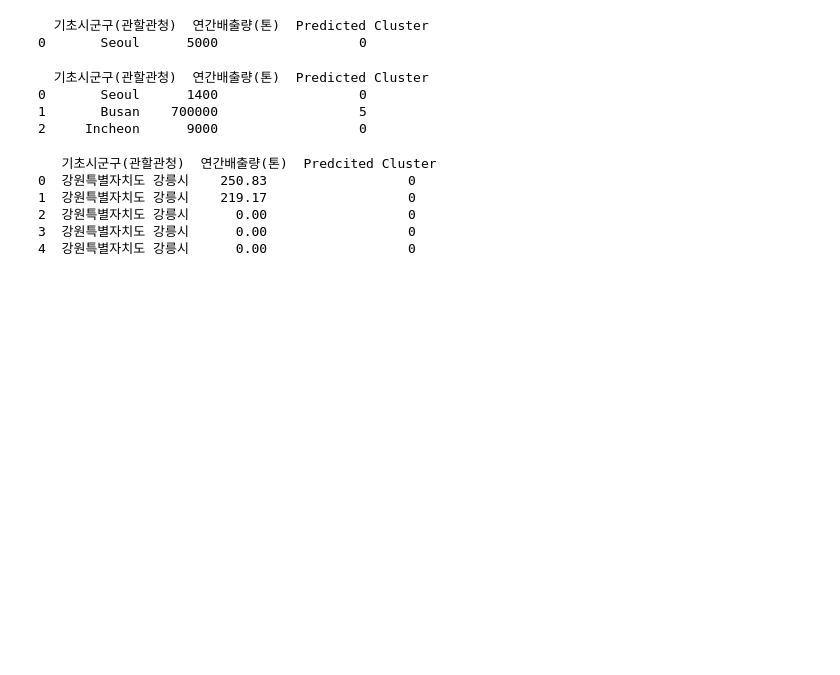
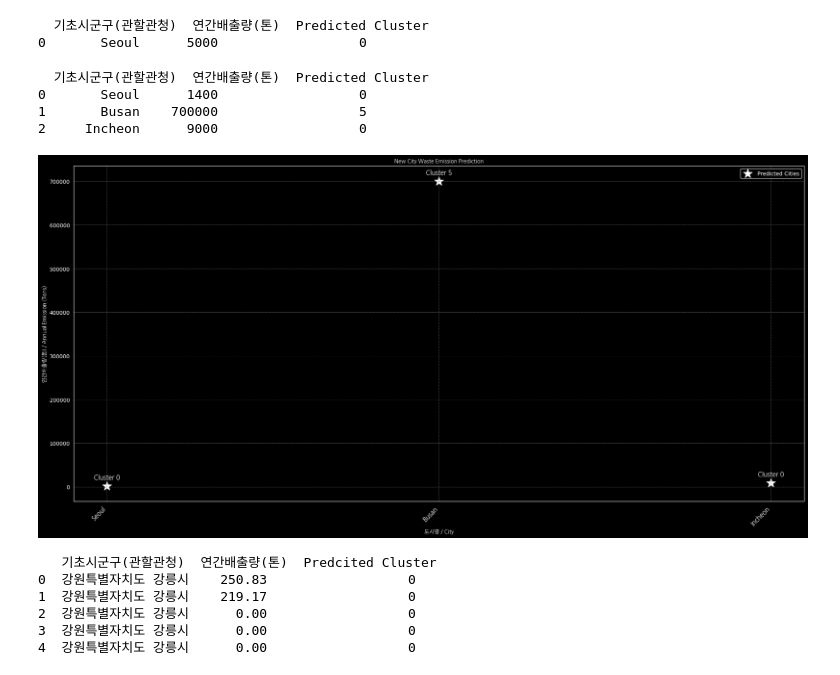
Before and after one commit to Allegsu/Samsung, a Jupyter notebook: src/AI_KR_A.ipynb, the cells around one changed output. Drawn from its saved outputs; the diff is of its cells as text; code cells hidden in the pictures; blank space fills up the shorter version.

Commit message:
wepage pre-designs, graphs included to the AI model

```diff
--- a/src/AI_KR_A.ipynb
+++ b/src/AI_KR_A.ipynb
@@ -272,6 +273,50 @@ print(new_cities_data)
 0       Seoul      1400                  0
 1       Busan    700000                  5
 2     Incheon      9000                  0
+# %%
+# Show the scatter plot and classification of the upcoming cities
+plt.figure(figsize=(20, 10), facecolor='black')
+ax = plt.gca()
+ax.set_facecolor('black')
+
+# Scatter plot
+plt.scatter(
+    new_cities_data['기초시군구(관할관청)'],
+    new_cities_data['연간배출량(톤)'],
+    marker='*',
+    s=300,
+    c='white',
+    label='Predicted Cities'
+)
+
+# Labels and styling
+plt.xlabel("도시명 / City", fontproperties=font, color='white')
+plt.ylabel("연간배출량(톤) / Annual Emission (Tons)", fontproperties=font, color='white')
+plt.title("New City Waste Emission Prediction", fontproperties=font, color='white')
+
+plt.xticks(fontproperties=font, fontsize=12, rotation=45, ha='right', color='white')
+plt.yticks(color='white')
+
+# Grid
+plt.grid(color='gray', linestyle='--', linewidth=0.5)
+for spine in ax.spines.values():
+    spine.set_color('white')
+
+for i, row in new_cities_data.iterrows():
+    plt.text(
+        row['기초시군구(관할관청)'],
+        row['연간배출량(톤)'] + 15000,
+        f"Cluster {row['Predicted Cluster']}",
+        ha='center', fontsize=12, color='white', fontproperties=font
+    )
+
+
+plt.legend(facecolor='black', edgecolor='white', labelcolor='white')
+
+plt.tight_layout()
+plt.show()
+# %% [output]
+[figure, added]
 # %%
 new_cities_data = df_clusterC[['기초시군구(관할관청)', '연간배출량(톤)']].copy()
 new_cities_data['Predcited Cluster'] = clf.predict(new_cities_data[['연간배출량(톤)']])
```
Also changed, not shown: parts of 4 cells of this notebook, 3 other files.
